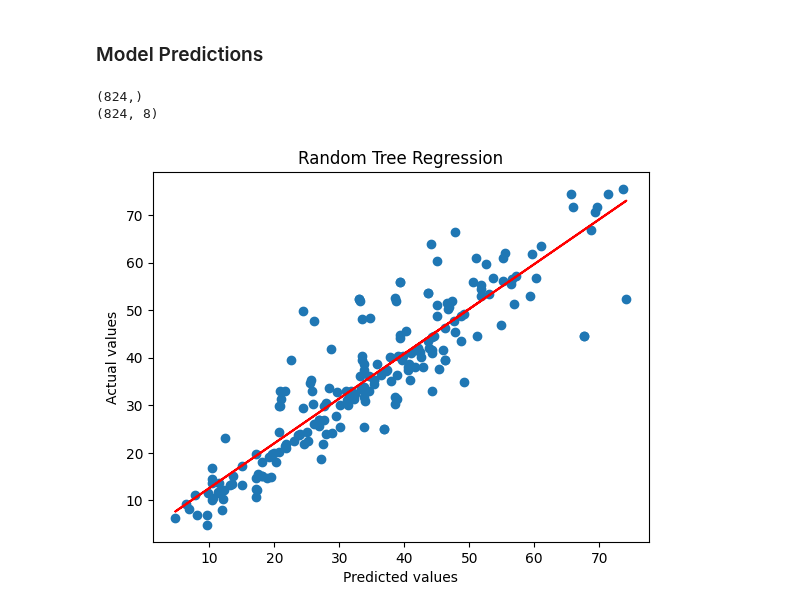
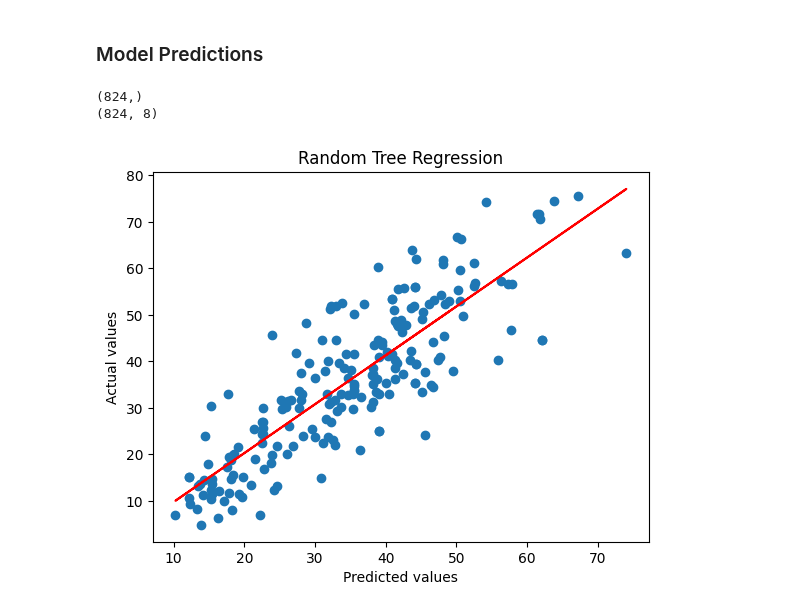
Before and after one commit to 124890/Comp-Challenge---2023-4, a Jupyter notebook: Code.ipynb, the cells around one changed output. Saved outputs shown, nothing was run; the diff lists cells and outputs as text; code cells hidden in the pictures.

```diff
--- a/Code.ipynb
+++ b/Code.ipynb
@@ -459,21 +447,21 @@ for r in range(1, len(X.columns) + 1):
 # %%
 #plot decision tree y_pred against y_test
 
 print(y_train.shape)
 print(X_train_preprocessed.shape)
 
-y_= decision_tree_regression(X_train_preprocessed, y_train)
+y_= perform_knn(X_train_preprocessed, y_train)
 plt.scatter(y_, y_test)
 plt.xlabel("Predicted values")
 plt.ylabel("Actual values")
 plt.title("Random Tree Regression")
 #add a trendline
 z = np.polyfit(y_, y_test, 1)
 p = np.poly1d(z)
 plt.plot(y_,p(y_), color='red')
 
 plt.show()
 # %% [output]
 (824,)
 (824, 8)
-[figure, old version]
+[figure, new version]
```
Also changed, not shown: parts of 1 cell of this notebook.
